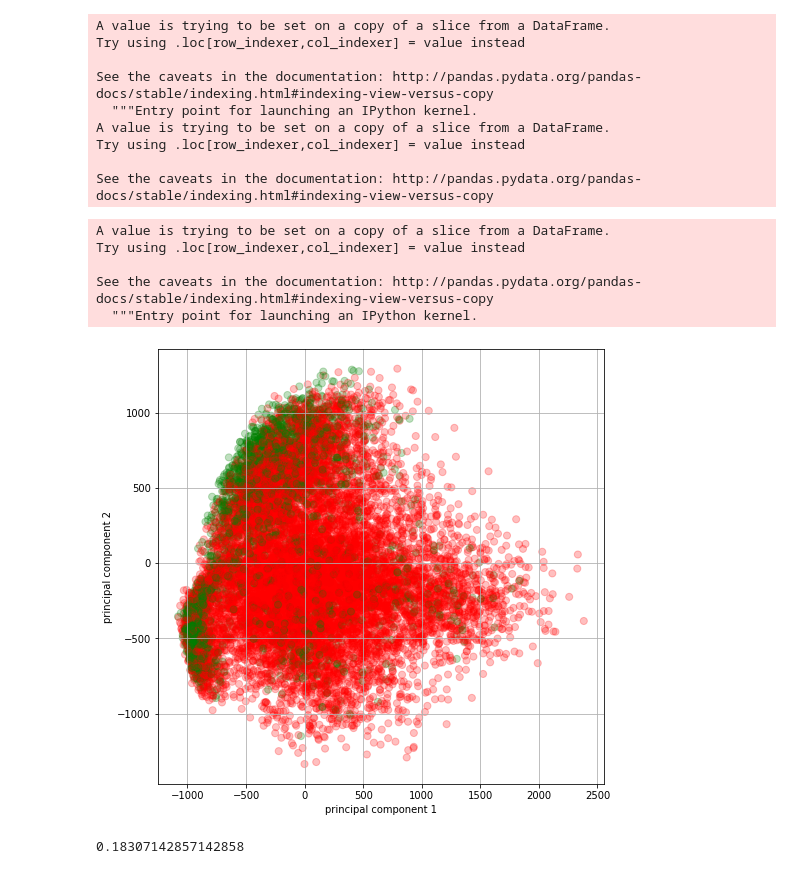
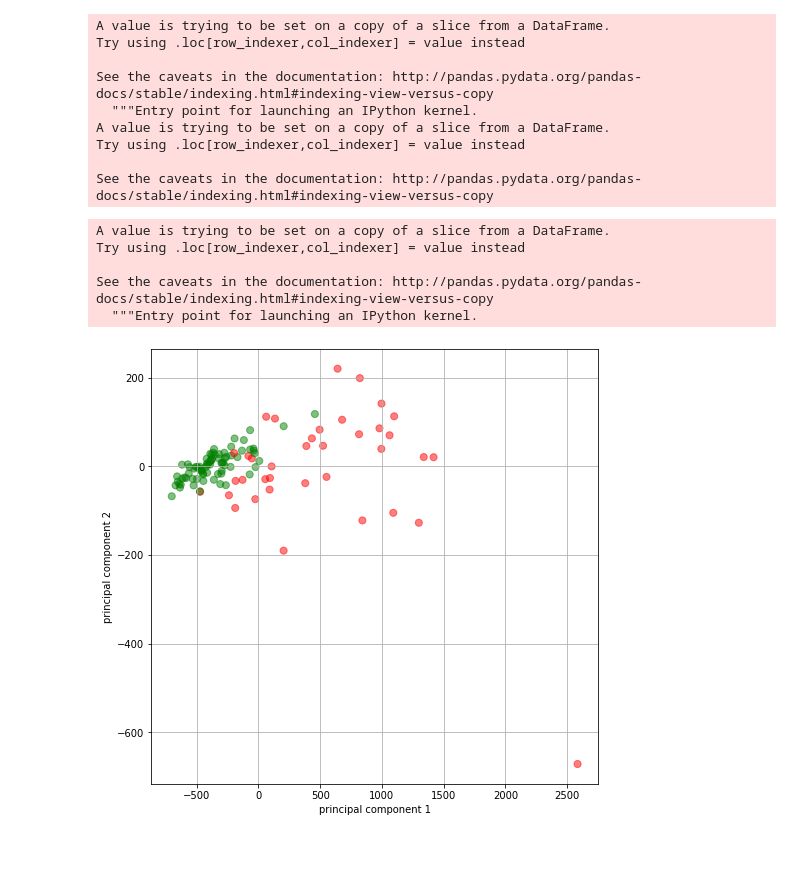
Before and after one commit to apoorva-sh/zodiac-experiments, a Jupyter notebook: experiments.ipynb, the cells around one changed output. Drawn from its saved outputs; the diff is of its cells as text; code cells hidden in the pictures.

```diff
--- a/experiments.ipynb
+++ b/experiments.ipynb
@@ -55,5 +30,5 @@ principalDf
 # %%
-train, test = train_test_split(principalDf, test_size=0.2)
+train, test = train_test_split(finalDF, test_size=0.2)
 # %%
-train_x = train["label"]
-test_x = test["label"]
+train_x = train["Result"]
+test_x = test["Result"]
@@ -91,23 +34,0 @@ plt = train.plot.scatter(x = "principal component 1", y="principal component 2",
-# %%
-c = []
-for i in test.values:
-    if int(i[2]) == 0:
-        c.append('C0')
-    elif int(i[2]) == 1:
-        c.append('C1')
-    elif int(i[2]) == 2:
-        c.append('C2')
-    elif int(i[2]) == 3:
-        c.append('C3')
-    elif int(i[2]) == 4:
-        c.append('C4')
-    elif int(i[2]) == 5:
-        c.append('C5')
-    elif int(i[2]) == 6:
-        c.append('C6')
-    elif int(i[2]) == 7:
-        c.append('C7')
-    elif int(i[2]) == 8:
-        c.append('C8')
-    elif int(i[2]) == 9:
-        c.append('C9')
@@ -127,8 +81,8 @@ SVC(C=1.0, cache_size=200, class_weight=None, coef0=0.0,
     max_iter=-1, probability=False, random_state=None, shrinking=True,
     tol=0.001, verbose=False)
 # %%
-res = test["label"]
-del test["label"]
+res = test["Result"]
+del test["Result"]
 a = clf.predict(test)
 len(a)
 # %% [output]
@@ -154,23 +113,19 @@ See the caveats in the documentation: http://pandas.pydata.org/pandas-docs/stabl
 # %%
 test["color"] = test["Results"] == test["pred"]
 c = []
 for i in test["color"]:
     if i:
         c.append('g')
     else:
         c.append('r')
-plt = test.plot.scatter(x = "principal component 1", y="principal component 2", c = c, s = 50, alpha = 0.25,figsize = (8,8),grid = True)
+plt = test.plot.scatter(x = "principal component 1", y="principal component 2", c = c, s = 50, alpha = 0.5,figsize = (8,8),grid = True)
 # %% [output]
 A value is trying to be set on a copy of a slice from a DataFrame.
 Try using .loc[row_indexer,col_indexer] = value instead
 
 See the caveats in the documentation: http://pandas.pydata.org/pandas-docs/stable/indexing.html#indexing-view-versus-copy
   """Entry point for launching an IPython kernel.
-[figure, old version]
+[figure, new version]
-# %%
-accuracy_score(test.pred,test.Results)
-# %% [output]
-0.18307142857142858
 # %%
 test
 # %% [output]
```
Also changed, not shown: parts of 25 cells of this notebook.
